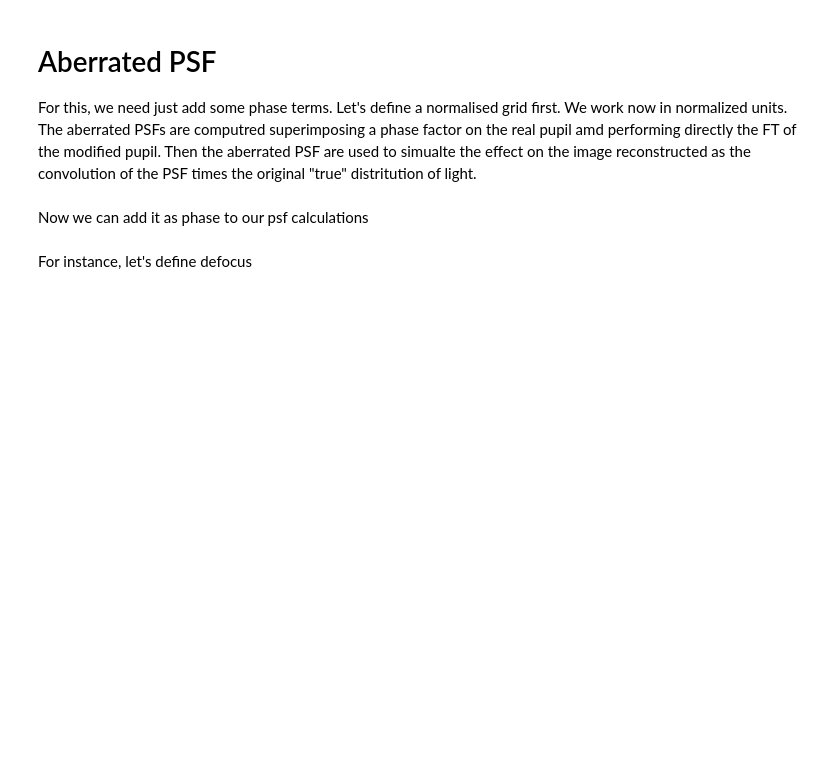
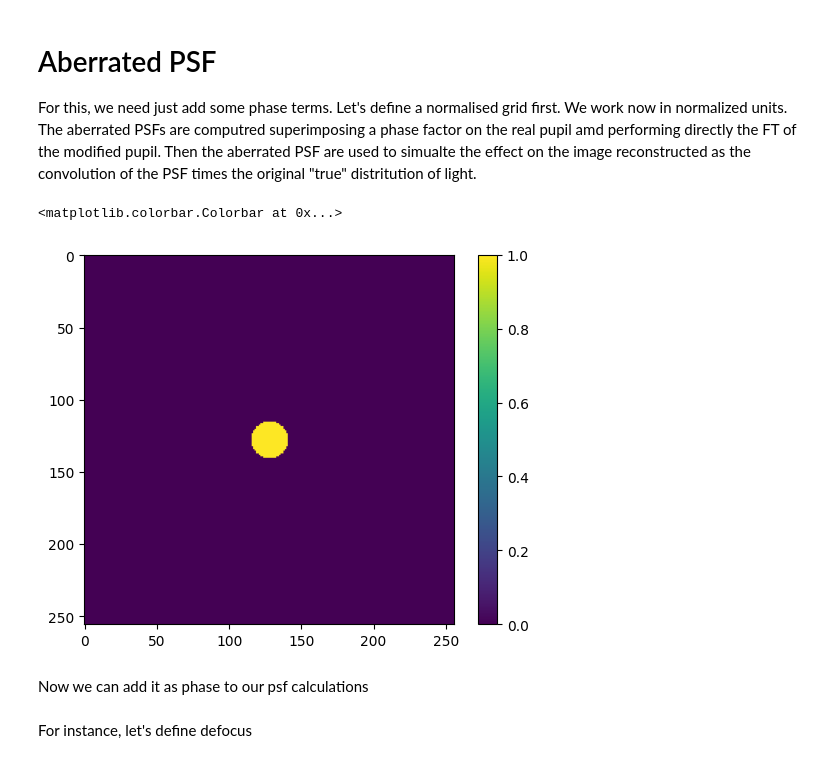
Before and after one commit to Gchirico63/Didattica, a Jupyter notebook: PhysicalPropagation/PSF_Aberrated.ipynb, the cells around one changed output. Cells and saved outputs as stored; diff of their text form; code cells hidden in the pictures; blank space fills up the shorter version.

```diff
--- a/PhysicalPropagation/PSF_Aberrated.ipynb
+++ b/PhysicalPropagation/PSF_Aberrated.ipynb
@@ -164,21 +176,24 @@ The aberrated PSFs are computred superimposing a phase factor on the real pupil
 # %%
 ########### define the aperture pupil ap
 
 size = 256
-
+Mm = 2
 (w, h) = (size,size)
 a, b = (w//2, h//2)
-r = 90/2
+r = diaph *size/(Mm*pupil_rad*2)
 
 ##### left to the students: TRY TO PUT IT IN ABSOLUTE TERMS BY DEINIFING THE PIXEL SIZE ETC...
 y,x = np.ogrid[-a:w-a, -b:h-b]
 x,y = (x/r,y/r)
 
 circle = x*x + y*y <= 1
 ap = np.zeros((w, h))
 ap[circle] = 1
 plt.imshow(ap)
 plt.colorbar()
+# %% [output]
+<matplotlib.colorbar.Colorbar at 0x...>
+[figure, added]
 # %% [markdown]
 Now we can add it as phase to our psf calculations
 # %% [markdown]
```
Also changed, not shown: parts of 5 cells of this notebook.
